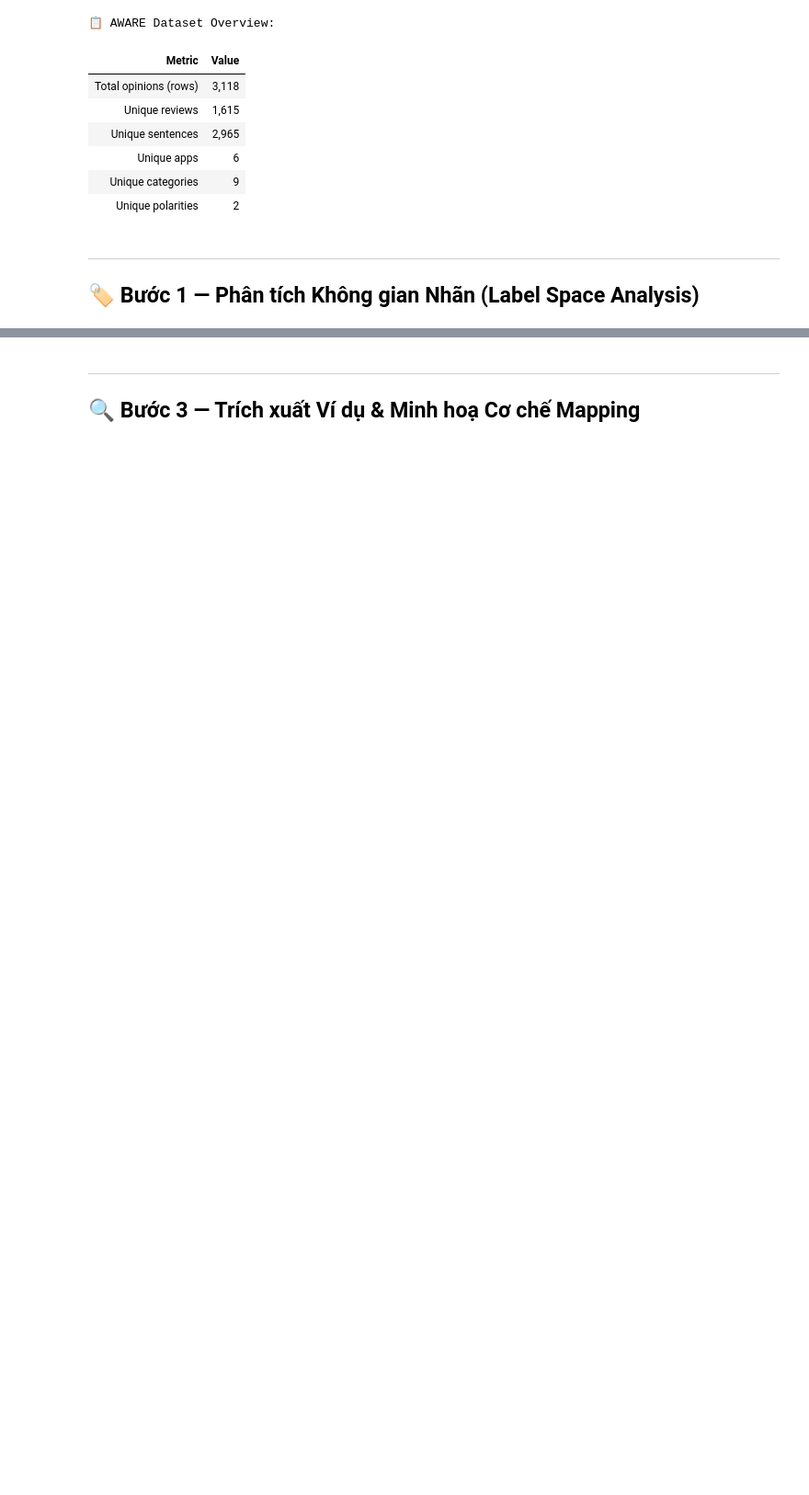
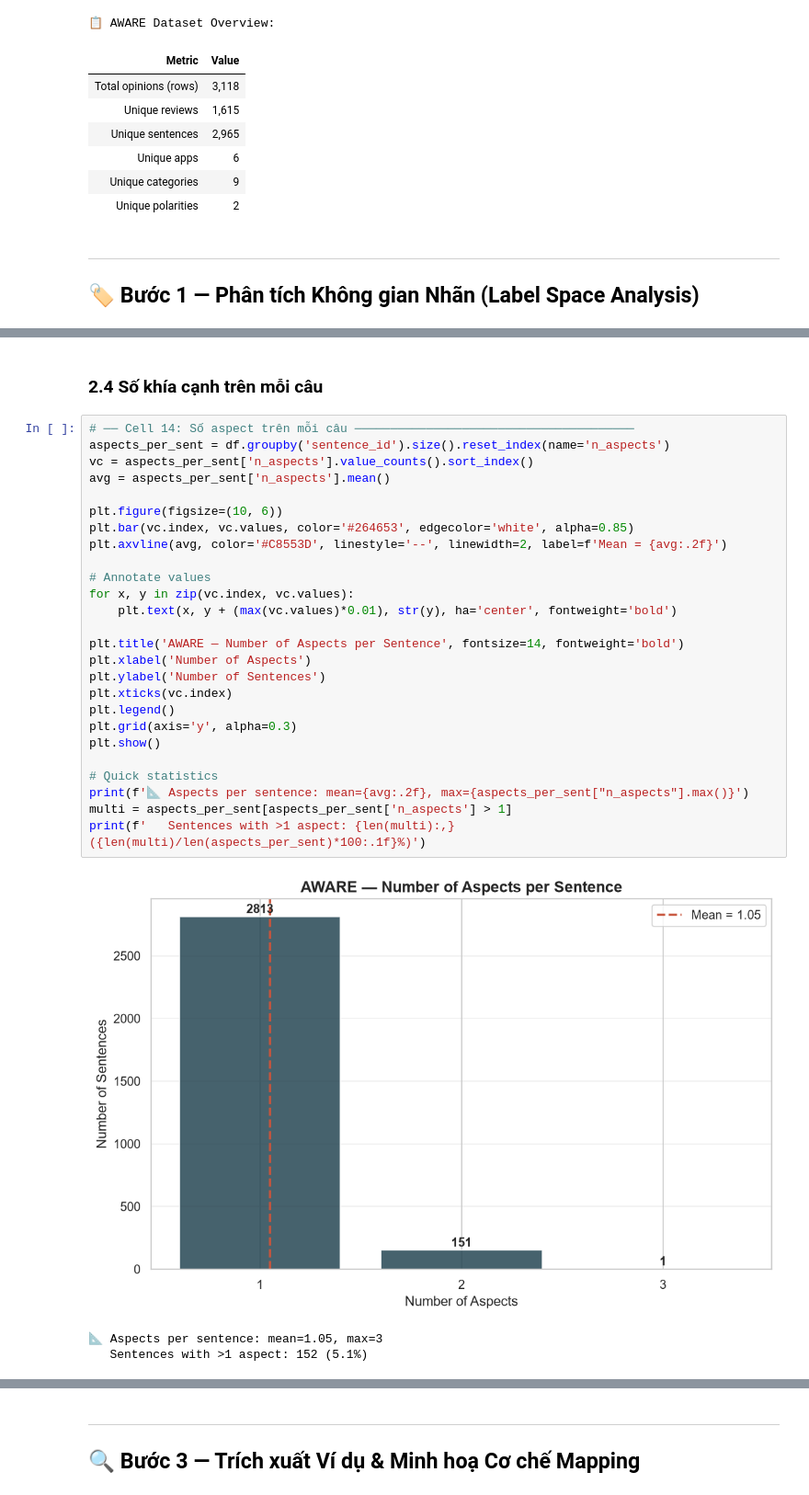
Before and after one commit to TranHoangDatSC/Data-Analysis-Laboratory, a Jupyter notebook: Natural-Language-Processing/Final-Project/notebooks/02_eda_aware.ipynb, the cells around one changed output, grey strips where cells are left out. Shown at 92% size. Drawn from its saved outputs; the diff is of its cells as text; blank space fills up the shorter version.

```diff
--- a/Natural-Language-Processing/Final-Project/notebooks/02_eda_aware.ipynb
+++ b/Natural-Language-Processing/Final-Project/notebooks/02_eda_aware.ipynb
@@ -548,0 +446,32 @@ fig.show()
+# %% [markdown]
+### 2.4 Số khía cạnh trên mỗi câu
+# %%
+# ── Cell 14: Số aspect trên mỗi câu ───────────────────────────────────────
+aspects_per_sent = df.groupby('sentence_id').size().reset_index(name='n_aspects')
+vc = aspects_per_sent['n_aspects'].value_counts().sort_index()
+avg = aspects_per_sent['n_aspects'].mean()
+
+plt.figure(figsize=(10, 6))
+plt.bar(vc.index, vc.values, color='#264653', edgecolor='white', alpha=0.85)
+plt.axvline(avg, color='#C8553D', linestyle='--', linewidth=2, label=f'Mean = {avg:.2f}')
+
+# Annotate values
+for x, y in zip(vc.index, vc.values):
+    plt.text(x, y + (max(vc.values)*0.01), str(y), ha='center', fontweight='bold')
+
+plt.title('AWARE — Number of Aspects per Sentence', fontsize=14, fontweight='bold')
+plt.xlabel('Number of Aspects')
+plt.ylabel('Number of Sentences')
+plt.xticks(vc.index)
+plt.legend()
+plt.grid(axis='y', alpha=0.3)
+plt.show()
+
+# Quick statistics
+print(f'📐 Aspects per sentence: mean={avg:.2f}, max={aspects_per_sent["n_aspects"].max()}')
+multi = aspects_per_sent[aspects_per_sent['n_aspects'] > 1]
+print(f'   Sentences with >1 aspect: {len(multi):,} ({len(multi)/len(aspects_per_sent)*100:.1f}%)')
+# %% [output]
+[figure, added]
+📐 Aspects per sentence: mean=1.05, max=3
+   Sentences with >1 aspect: 152 (5.1%)
```
Also changed, not shown: parts of 51 cells of this notebook.
